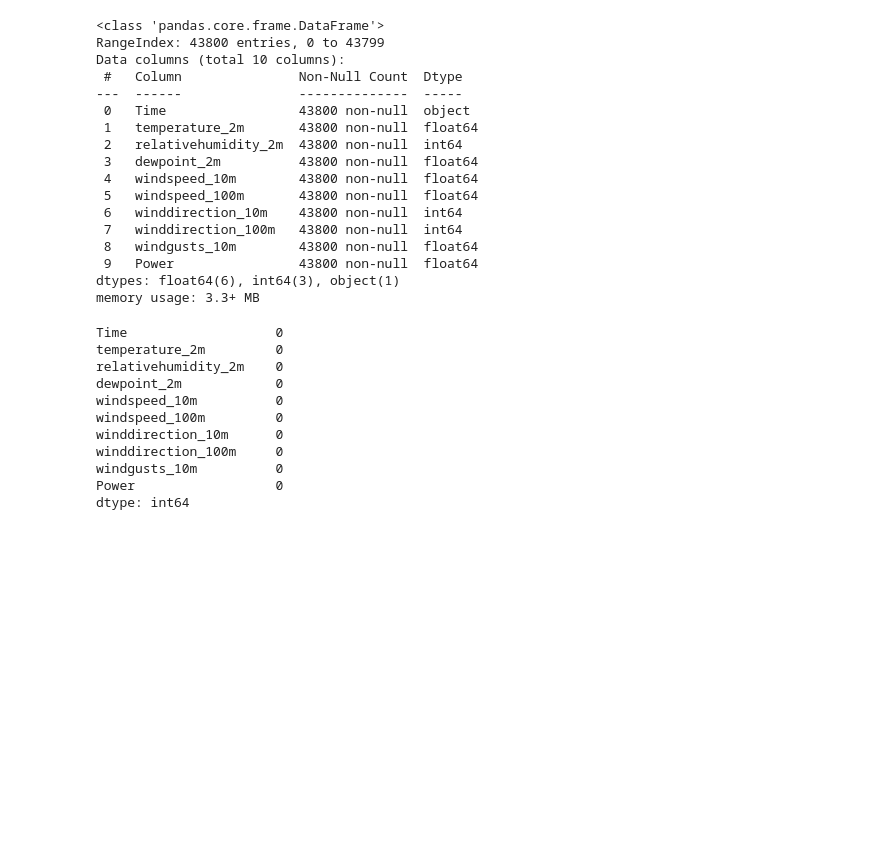
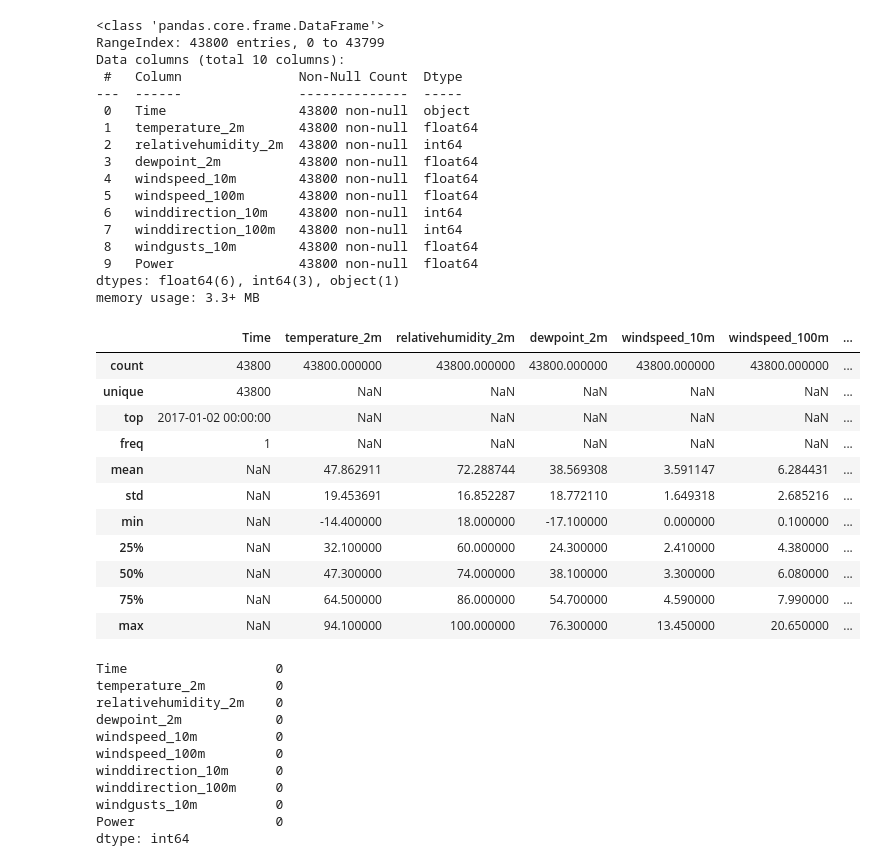
Before and after one commit to mariaclaraps/projeto-ciencia-dos-dados, a Jupyter notebook: notebooks/wind-power-generation-regression.ipynb, the cells around one changed output. Drawn from its saved outputs; the diff is of its cells as text; code cells hidden in the pictures; blank space fills up the shorter version.

```diff
--- a/notebooks/wind-power-generation-regression.ipynb
+++ b/notebooks/wind-power-generation-regression.ipynb
@@ -54,6 +61,22 @@ Data columns (total 10 columns):
  9   Power                43800 non-null  float64
 dtypes: float64(6), int64(3), object(1)
 memory usage: 3.3+ MB
+# %%
+# estatísticas descritivas
+df.describe(include='all')
+# %% [output]
+|  | Time | temperature_2m | relativehumidity_2m | dewpoint_2m | windspeed_10m | windspeed_100m | ... |
+| count | 43800 | 43800.000000 | 43800.000000 | 43800.000000 | 43800.000000 | 43800.000000 | ... |
+| unique | 43800 | NaN | NaN | NaN | NaN | NaN | ... |
+| top | 2017-01-02 00:00:00 | NaN | NaN | NaN | NaN | NaN | ... |
+| freq | 1 | NaN | NaN | NaN | NaN | NaN | ... |
+| mean | NaN | 47.862911 | 72.288744 | 38.569308 | 3.591147 | 6.284431 | ... |
+| std | NaN | 19.453691 | 16.852287 | 18.772110 | 1.649318 | 2.685216 | ... |
+| min | NaN | -14.400000 | 18.000000 | -17.100000 | 0.000000 | 0.100000 | ... |
+| 25% | NaN | 32.100000 | 60.000000 | 24.300000 | 2.410000 | 4.380000 | ... |
+| 50% | NaN | 47.300000 | 74.000000 | 38.100000 | 3.300000 | 6.080000 | ... |
+| 75% | NaN | 64.500000 | 86.000000 | 54.700000 | 4.590000 | 7.990000 | ... |
+| max | NaN | 94.100000 | 100.000000 | 76.300000 | 13.450000 | 20.650000 | ... |
 # %%
 # validando a existencia valores ausentes ou falsos zeros
 df.isnull().sum()
```
Also changed, not shown: parts of 15 cells of this notebook.
